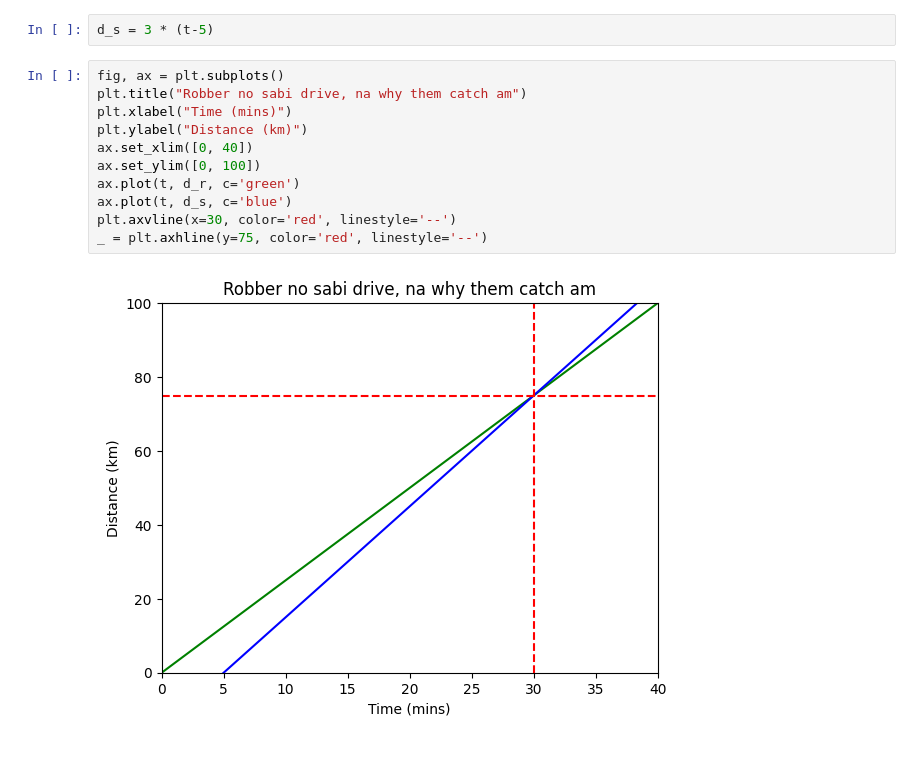
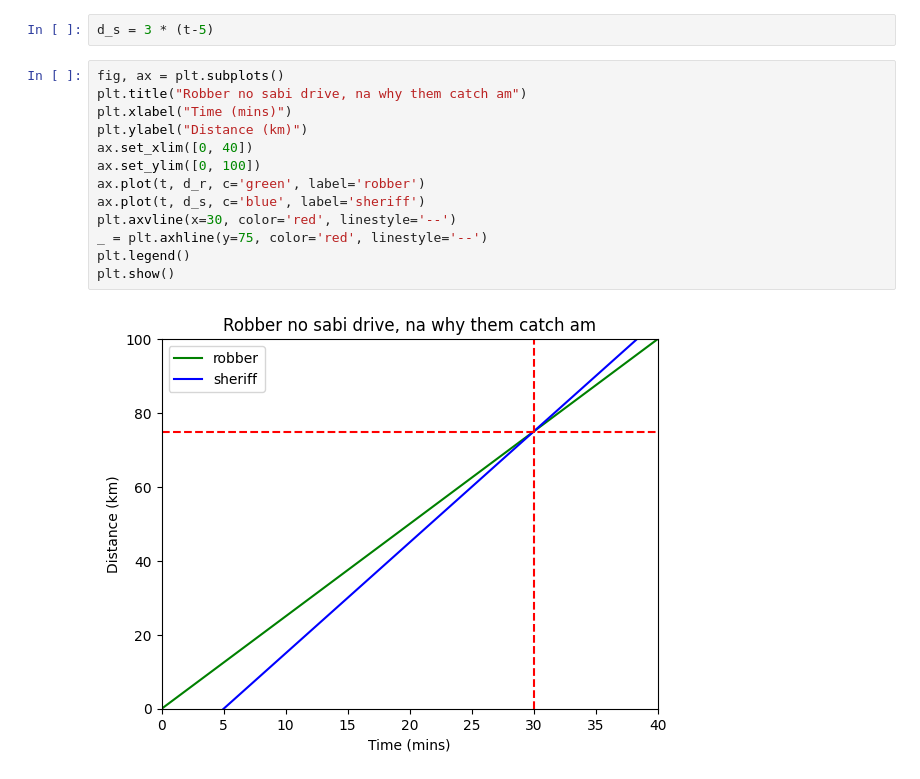
Before and after one commit to dandokku/MY_ML_JOURNEY, a Jupyter notebook: Linear_Algebra/1_intro_to_linear_algebra_i.ipynb, the cells around one changed output. Cells and saved outputs as stored; diff of their text form.

```diff
--- a/Linear_Algebra/1_intro_to_linear_algebra_i.ipynb
+++ b/Linear_Algebra/1_intro_to_linear_algebra_i.ipynb
@@ -26,13 +34,15 @@ d_s = 3 * (t-5)
 # %%
 fig, ax = plt.subplots()
 plt.title("Robber no sabi drive, na why them catch am")
 plt.xlabel("Time (mins)")
 plt.ylabel("Distance (km)")
 ax.set_xlim([0, 40])
 ax.set_ylim([0, 100])
-ax.plot(t, d_r, c='green')
-ax.plot(t, d_s, c='blue')
+ax.plot(t, d_r, c='green', label='robber')
+ax.plot(t, d_s, c='blue', label='sheriff')
 plt.axvline(x=30, color='red', linestyle='--')
 _ = plt.axhline(y=75, color='red', linestyle='--')
+plt.legend()
+plt.show()
 # %% [output]
-[figure, old version]
+[figure, new version]
```
Also changed, not shown: parts of 5 cells of this notebook.
